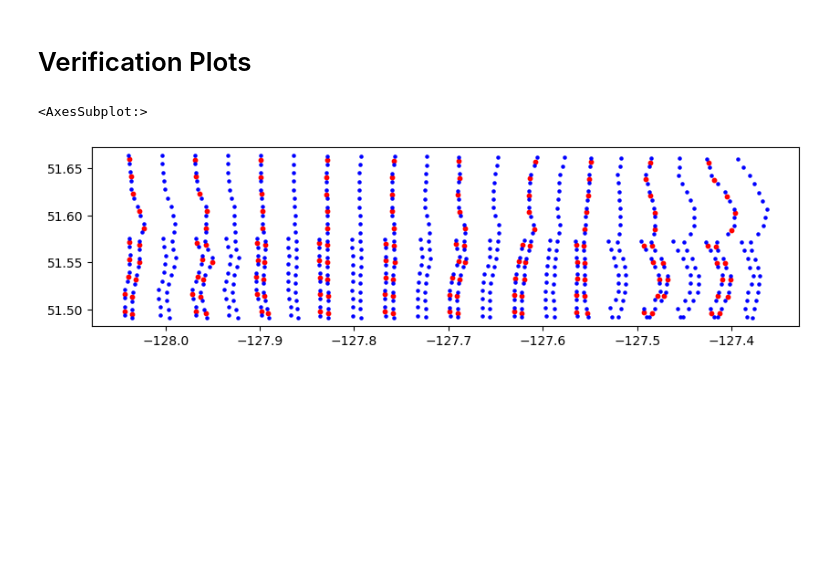
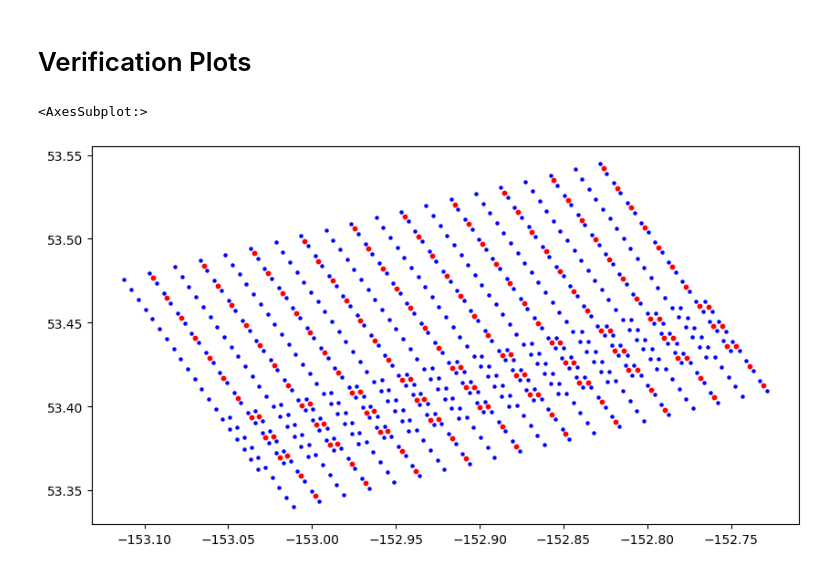
Before and after one commit to SpatioTemporal/STAREMaster_py, a Jupyter notebook: examples/MOD09.ipynb, the cells around one changed output. Saved outputs shown, nothing was run; the diff lists cells and outputs as text; code cells hidden in the pictures; blank space fills up the shorter version.

```diff
--- a/examples/MOD09.ipynb
+++ b/examples/MOD09.ipynb
@@ -84,3 +42,0 @@ sids = granule.sids['1km']
-# %%
-file_path = '/home/griessbaum/MOD09.A2012244.1835.006.2015248083747.hdf'
-granule = staremaster.products.MOD09(file_path)
@@ -146,18 +49,18 @@ lon_500 = numpy.concatenate(lon_500)
 # %%
 fig = plt.figure(figsize=(10, 10), dpi=100)
 ax = fig.add_subplot()
 
-df = geopandas.GeoDataFrame(geometry=geopandas.points_from_xy(granule.lons['1km'][0:15, 0:10].flatten(),
-                                                              granule.lats['1km'][0:15, 0:10].flatten()))
+df = geopandas.GeoDataFrame(geometry=geopandas.points_from_xy(granule.lons['1km'][-15:, -10:].flatten(),
+                                                              granule.lats['1km'][-15:, -10:].flatten()))
 
-df2 = geopandas.GeoDataFrame(geometry=geopandas.points_from_xy(lon_500[0:30, 0:20].flatten(),
-                                                               lat_500[0:30, 0:20].flatten()))
+df2 = geopandas.GeoDataFrame(geometry=geopandas.points_from_xy(lon_500[-30:, -20:].flatten(),
+                                                               lat_500[-30:, -20:].flatten()))
 
 df.plot(ax=ax, color='red', markersize=10)
 df2.plot(ax=ax,markersize=5, color='blue')
 # %% [output]
 <AxesSubplot:>
-[figure, old version]
+[figure, new version]
 # %%
 fig = plt.figure(figsize=(10, 10), dpi=100)
 ax = fig.add_subplot()
```
Also changed, not shown: parts of 32 cells of this notebook, 6 other files.
